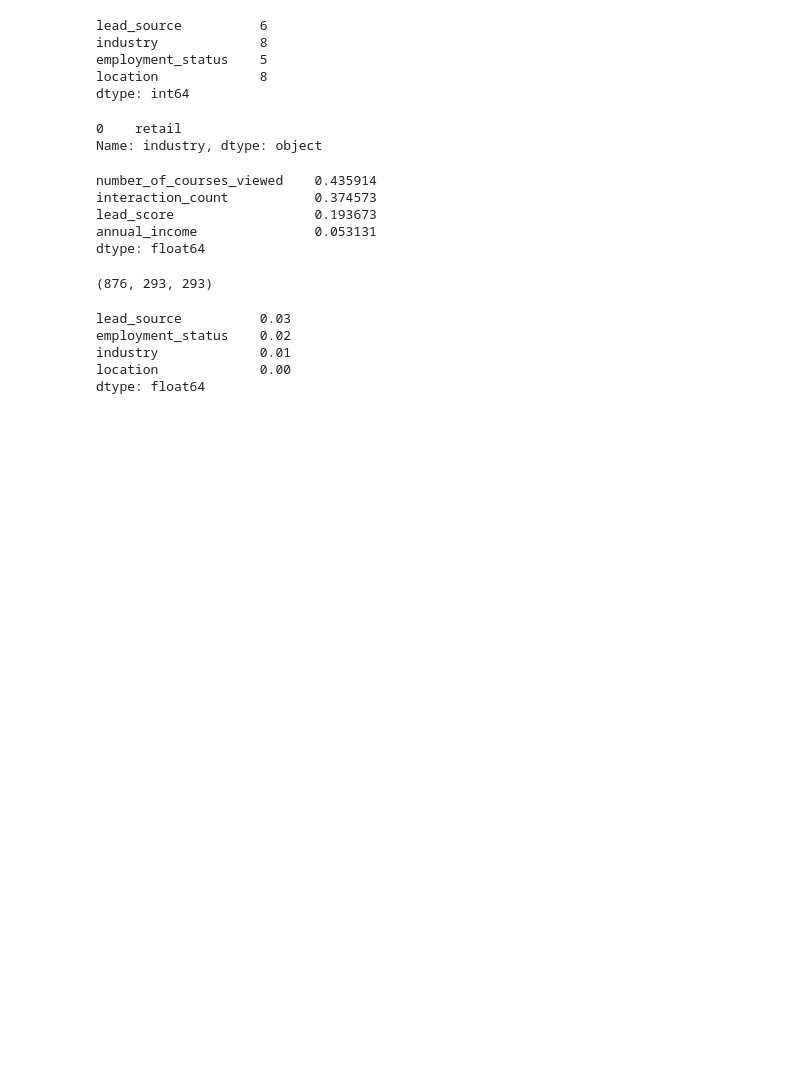
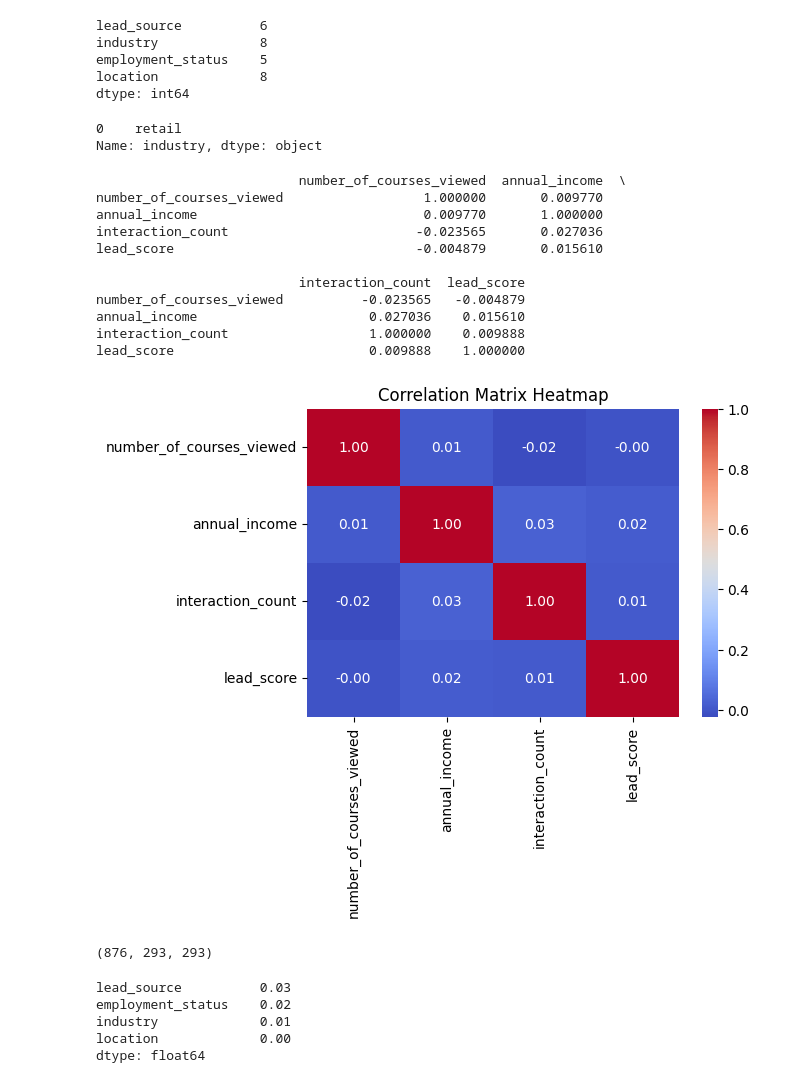
Before and after one commit to Lexlii/ml-zoomcamp-hw, a Jupyter notebook: hw-3/hw-3.ipynb, the cells around one changed output. Cells and saved outputs as stored; diff of their text form; code cells hidden in the pictures; blank space fills up the shorter version.

Commit message:
Correlation Matrix

```diff
--- a/hw-3/hw-3.ipynb
+++ b/hw-3/hw-3.ipynb
@@ -82,14 +84,27 @@ most_frequent
 # %% [output]
 0    retail
 Name: industry, dtype: object
-# %%
-df[numerical].corrwith(df.converted).abs().sort_values(ascending=False)
-# %% [output]
-number_of_courses_viewed    0.435914
-interaction_count           0.374573
-lead_score                  0.193673
-annual_income               0.053131
-dtype: float64
+# %%
+correlation_matrix = df[numerical].corr()
+print(correlation_matrix)
+
+plt.figure(figsize=(6, 4))
+sns.heatmap(correlation_matrix, annot=True, cmap='coolwarm', fmt='.2f')
+plt.title('Correlation Matrix Heatmap')
+plt.show()
+# %% [output]
+                          number_of_courses_viewed  annual_income  \
+number_of_courses_viewed                  1.000000       0.009770
+annual_income                             0.009770       1.000000
+interaction_count                        -0.023565       0.027036
+lead_score                               -0.004879       0.015610
+
+                          interaction_count  lead_score
+number_of_courses_viewed          -0.023565   -0.004879
+annual_income                      0.027036    0.015610
+interaction_count                  1.000000    0.009888
+lead_score                         0.009888    1.000000
+[figure, added]
 # %%
 df_full_train, df_test = train_test_split(df, test_size=0.2, random_state=42)
 # %%
```
Also changed, not shown: parts of 1 cell of this notebook.
